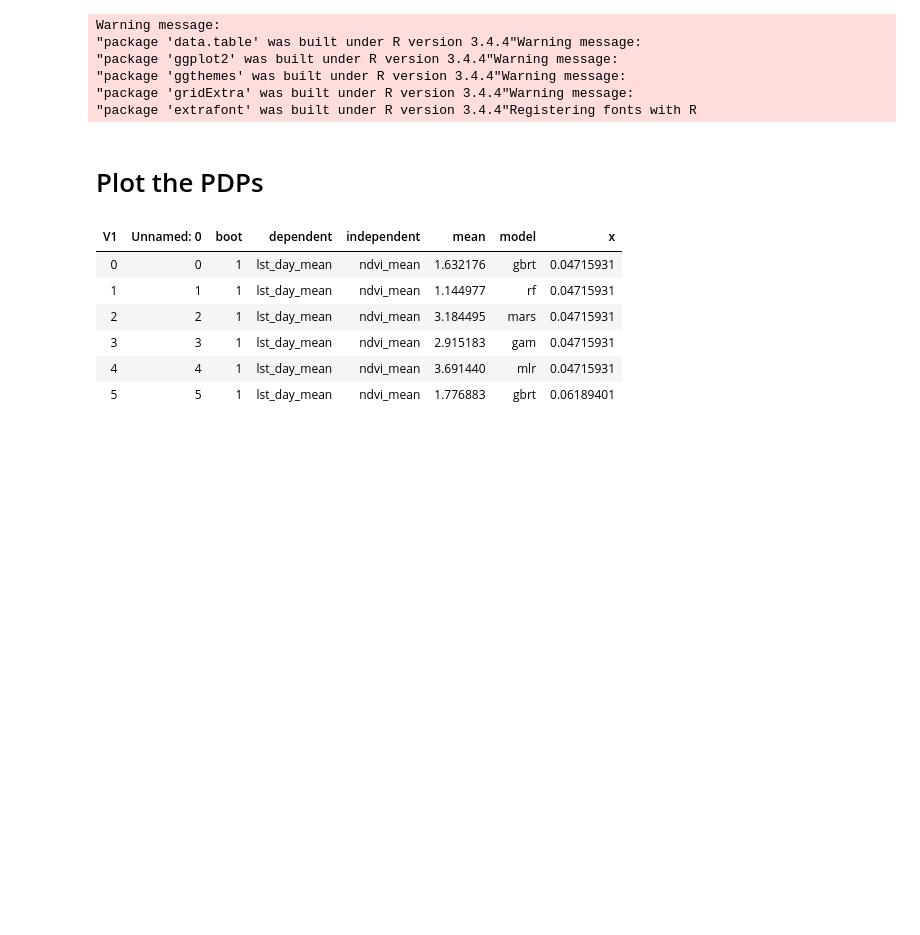
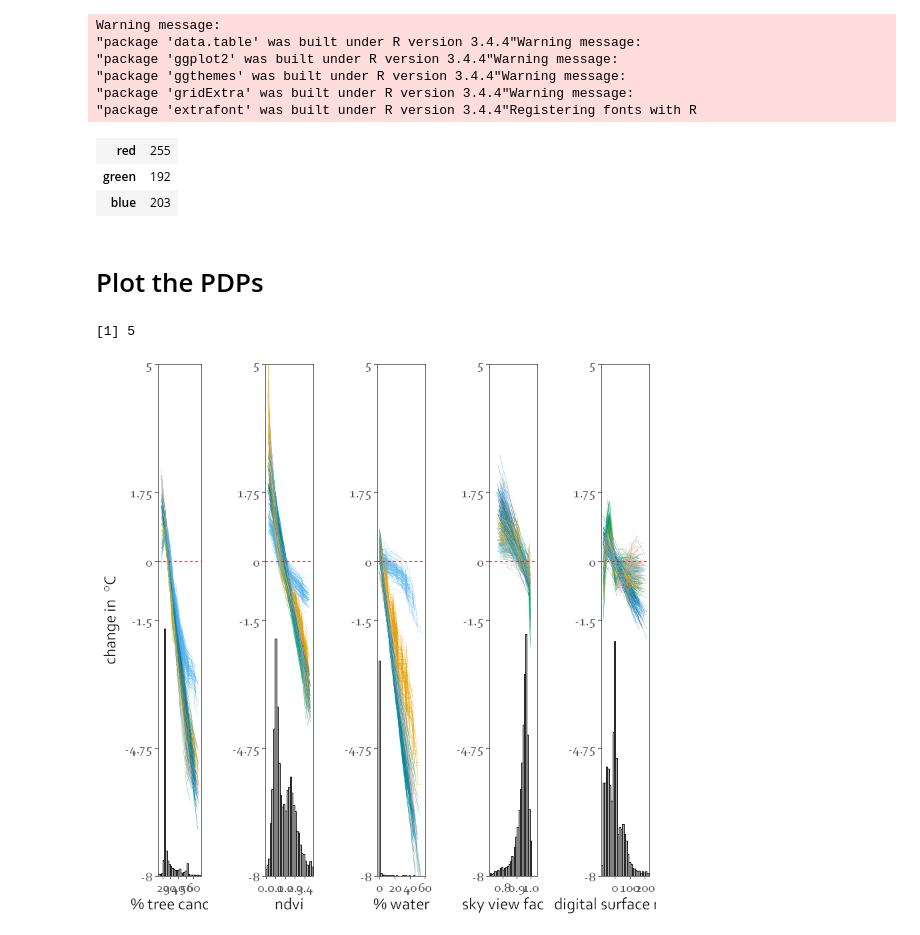
Before and after one commit to tommlogan/land_surface_temperature, a Jupyter notebook: code/analysis/partial_dependence_R.ipynb, the cells around one changed output. Drawn from its saved outputs; the diff is of its cells as text; code cells hidden in the pictures; blank space fills up the shorter version.

```diff
--- a/code/analysis/partial_dependence_R.ipynb
+++ b/code/analysis/partial_dependence_R.ipynb
@@ -16,6 +16,12 @@ Warning message:
 "package 'extrafont' was built under R version 3.4.4"Registering fonts with R
 # %%
 cbbPalette <- c('pink',"#E69F00", "#009E73", "#0072B2", "#56B4E9", "#CC79A7", "#D55E00", "#F0E442")
+# %%
+col2rgb('pink')
+# %% [output]
+| red | 255 |
+| green | 192 |
+| blue | 203 |
 # %%
 grid.size <- 500
 # %%
@@ -48,16 +47,6 @@ feature_names <- c('lcov_11' = '% water','tree_mean'='% tree canopy','ndvi_mean'
 # %%
 # calculate the histogram for each of the features
 # df_hist <- df[density_housesarea > xlims[1] & density_housesarea < xlims[2],]
-# %%
-head(dt)
-# %% [output]
-| V1 | Unnamed: 0 | boot | dependent | independent | mean | model | x |
-| 0 | 0 | 1 | lst_day_mean | ndvi_mean | 1.632176 | gbrt | 0.04715931 |
-| 1 | 1 | 1 | lst_day_mean | ndvi_mean | 1.144977 | rf | 0.04715931 |
-| 2 | 2 | 1 | lst_day_mean | ndvi_mean | 3.184495 | mars | 0.04715931 |
-| 3 | 3 | 1 | lst_day_mean | ndvi_mean | 2.915183 | gam | 0.04715931 |
-| 4 | 4 | 1 | lst_day_mean | ndvi_mean | 3.691440 | mlr | 0.04715931 |
-| 5 | 5 | 1 | lst_day_mean | ndvi_mean | 1.776883 | gbrt | 0.06189401 |
 # %%
 if (grid.size == 500){
     hist_scaling <- c(20, 0.8, 12, 0.35, 400, 200, 30, 0.7, 60, 7000)
@@ -69 +59,5 @@ if (grid.size == 500){
 font.size <- 15
+# %%
+i
+# %% [output]
+[1] 5
@@ -70 +121,7 @@ font.size <- 15
+# %%
+plots.grid <- do.call("grid.arrange", c(plots, ncol=ncol.plot))
+outname <- paste0('../../fig/report/pdp_uncert_night_',grid.size,'.png')
+ggsave(outname, plots.grid, width=17.8, height=3.5, dpi=500)
+# %% [output]
+[figure, added]
 # %%
```
Also changed, not shown: parts of 10 cells of this notebook, 14 other files.
